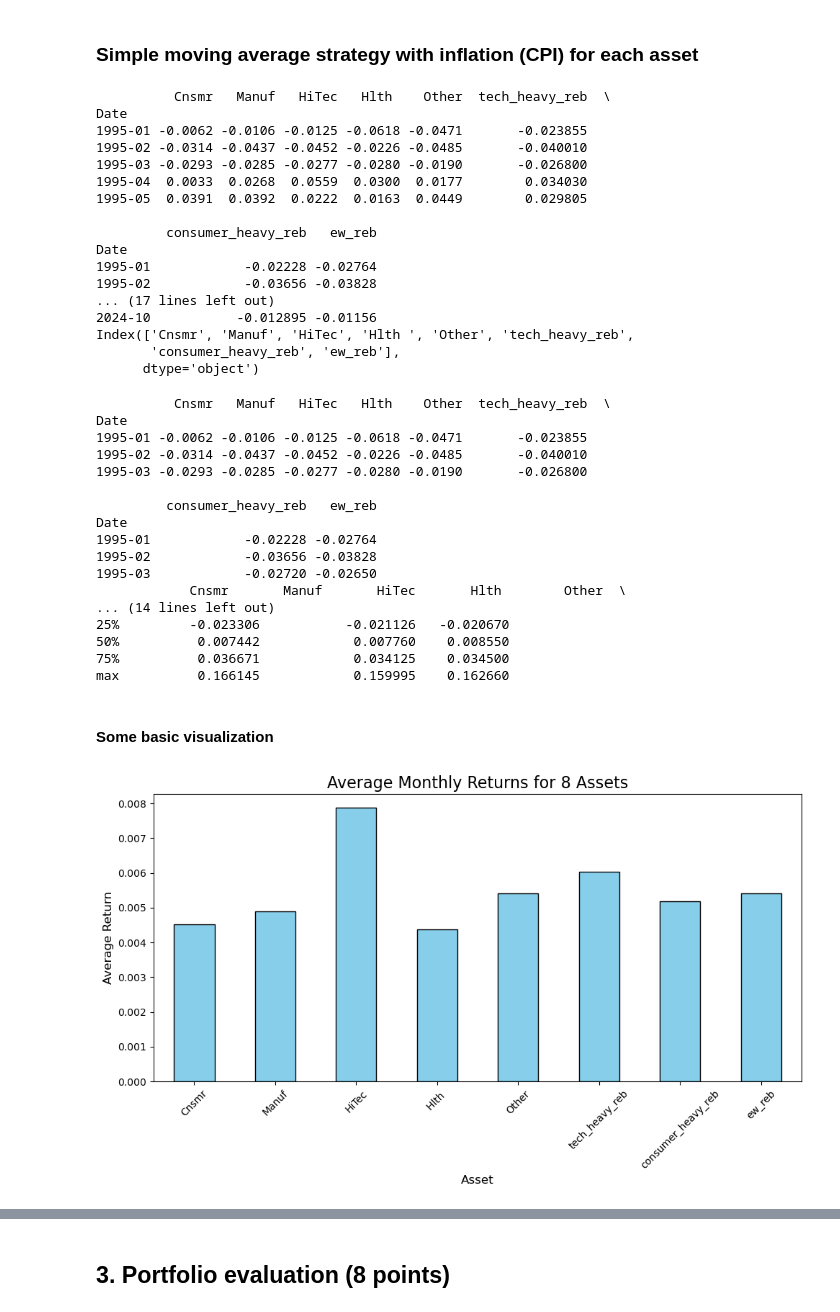
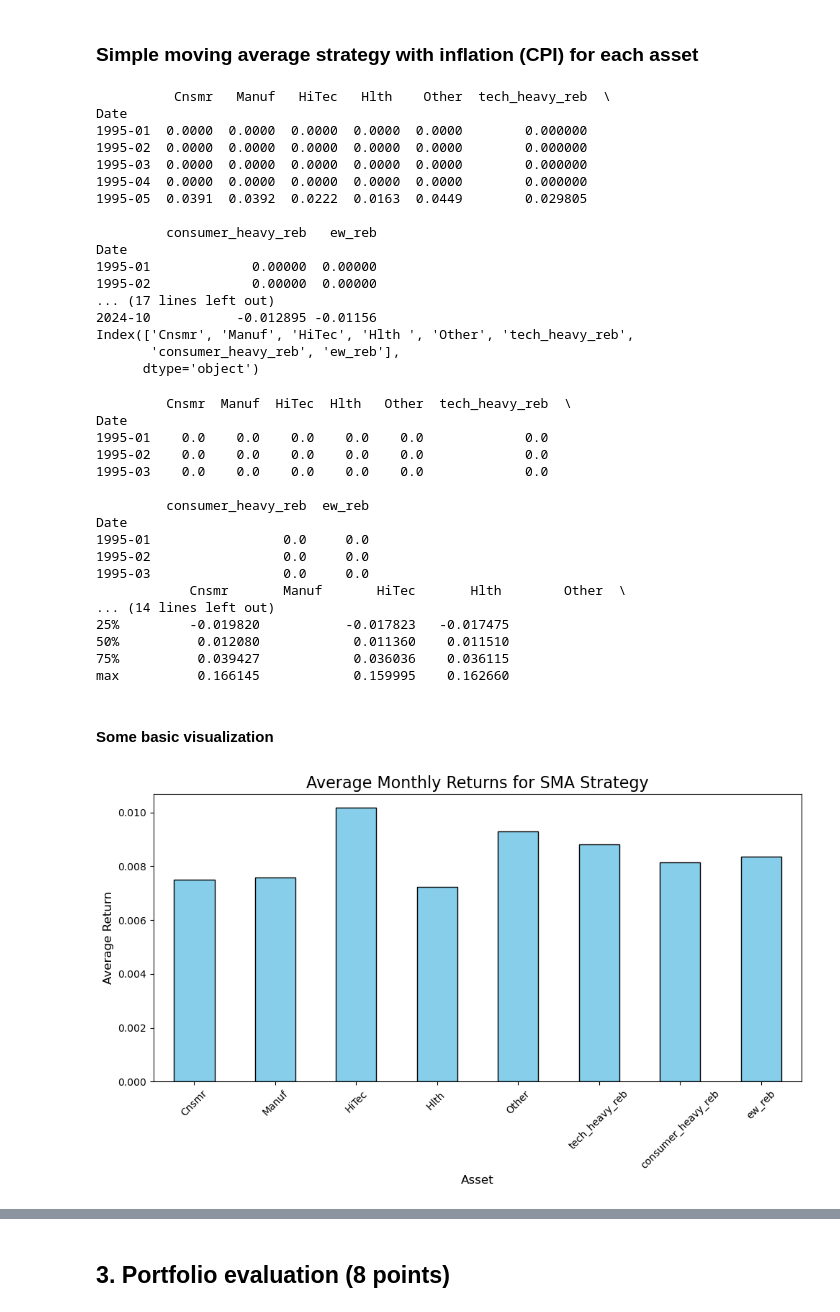
Before and after one commit to SteveMaglio/FINA4335_Final_Project, a Jupyter notebook: Final project-part I_submission notebook.ipynb, the cells around one changed output, grey strips where cells are left out. Cells and saved outputs as stored; diff of their text form; code cells hidden in the pictures.

```diff
--- a/Final project-part I_submission notebook.ipynb
+++ b/Final project-part I_submission notebook.ipynb
@@ -183,8 +183,8 @@ cpi_data.rename(columns={'CPIAUCNS': 'CPI'}, inplace=True)
 cpi_data.index = cpi_data.index.to_period('M')
 
 #Add previous rolling 3 month avg and long/short positions and avoid look ahead bias
-cpi_data['MA3_CPI'] = cpi_data['CPI'].rolling(window=3).mean().shift(1)
-cpi_data['Position'] = (cpi_data['CPI'] > cpi_data['MA3_CPI']).astype(int) * 2 - 1
+cpi_data['MA3_CPI'] = cpi_data['CPI'].rolling(window=3).mean().shift(2)
+cpi_data['Position'] = np.where(cpi_data['CPI'] > cpi_data['MA3_CPI'], 1, np.where(cpi_data['CPI'] <= cpi_data['MA3_CPI'], -1, 0))
 
 # Join for temporary df to calculate returns
 assets_with_cpi = assets_monthly.join(cpi_data[['Position']])
@@ -198,16 +198,16 @@ print(MAs_CPI_rets.columns)
 # %% [output]
           Cnsmr   Manuf   HiTec   Hlth    Other  tech_heavy_reb  \
 Date
-1995-01 -0.0062 -0.0106 -0.0125 -0.0618 -0.0471       -0.023855
-1995-02 -0.0314 -0.0437 -0.0452 -0.0226 -0.0485       -0.040010
-1995-03 -0.0293 -0.0285 -0.0277 -0.0280 -0.0190       -0.026800
-1995-04  0.0033  0.0268  0.0559  0.0300  0.0177        0.034030
+1995-01  0.0000  0.0000  0.0000  0.0000  0.0000        0.000000
+1995-02  0.0000  0.0000  0.0000  0.0000  0.0000        0.000000
+1995-03  0.0000  0.0000  0.0000  0.0000  0.0000        0.000000
+1995-04  0.0000  0.0000  0.0000  0.0000  0.0000        0.000000
 1995-05  0.0391  0.0392  0.0222  0.0163  0.0449        0.029805
 
          consumer_heavy_reb   ew_reb
 Date
-1995-01            -0.02228 -0.02764
-1995-02            -0.03656 -0.03828
+1995-01             0.00000  0.00000
+1995-02             0.00000  0.00000
 ... (17 lines left out)
 2024-10           -0.012895 -0.01156
 Index(['Cnsmr', 'Manuf', 'HiTec', 'Hlth ', 'Other', 'tech_heavy_reb',
@@ -218,36 +218,36 @@ Index(['Cnsmr', 'Manuf', 'HiTec', 'Hlth ', 'Other', 'tech_heavy_reb',
 print(MAs_CPI_rets.head(3))
 print(MAs_CPI_rets.describe())
 # %% [output]
-          Cnsmr   Manuf   HiTec   Hlth    Other  tech_heavy_reb  \
+         Cnsmr  Manuf  HiTec  Hlth   Other  tech_heavy_reb  \
 Date
-1995-01 -0.0062 -0.0106 -0.0125 -0.0618 -0.0471       -0.023855
-1995-02 -0.0314 -0.0437 -0.0452 -0.0226 -0.0485       -0.040010
-1995-03 -0.0293 -0.0285 -0.0277 -0.0280 -0.0190       -0.026800
+1995-01    0.0    0.0    0.0    0.0    0.0             0.0
+1995-02    0.0    0.0    0.0    0.0    0.0             0.0
+1995-03    0.0    0.0    0.0    0.0    0.0             0.0
 
-         consumer_heavy_reb   ew_reb
+         consumer_heavy_reb  ew_reb
 Date
-1995-01            -0.02228 -0.02764
-1995-02            -0.03656 -0.03828
-1995-03            -0.02720 -0.02650
+1995-01                 0.0     0.0
+1995-02                 0.0     0.0
+1995-03                 0.0     0.0
             Cnsmr       Manuf       HiTec       Hlth        Other  \
 ... (14 lines left out)
-25%         -0.023306           -0.021126   -0.020670
-50%          0.007442            0.007760    0.008550
-75%          0.036671            0.034125    0.034500
+25%         -0.019820           -0.017823   -0.017475
+50%          0.012080            0.011360    0.011510
+75%          0.039427            0.036036    0.036115
 max          0.166145            0.159995    0.162660
 # %% [markdown]
 #### Some basic visualization
 # %%
 average_returns = MAs_CPI_rets.mean()
 
 #Plot figure
 plt.figure(figsize=(10, 6))
 average_returns.plot(kind='bar', color='skyblue', edgecolor='black')
-plt.title("Average Monthly Returns for 8 Assets", fontsize=16)
+plt.title("Average Monthly Returns for SMA Strategy", fontsize=16)
 plt.xlabel("Asset", fontsize=12)
 plt.ylabel("Average Return", fontsize=12)
 plt.xticks(rotation=45)
 plt.tight_layout()
 plt.show()
 # %% [output]
-[figure, old version]
+[figure, new version]
```
Also changed, not shown: parts of 6 cells of this notebook.
